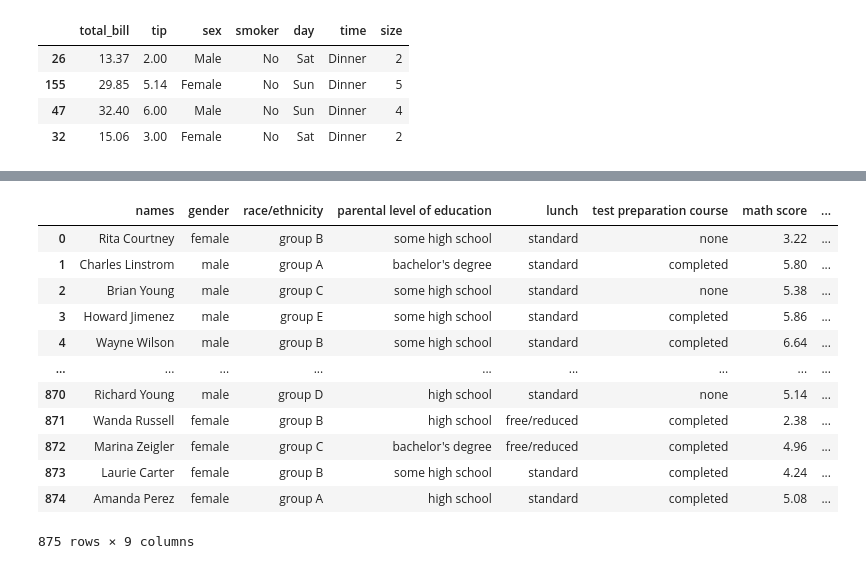
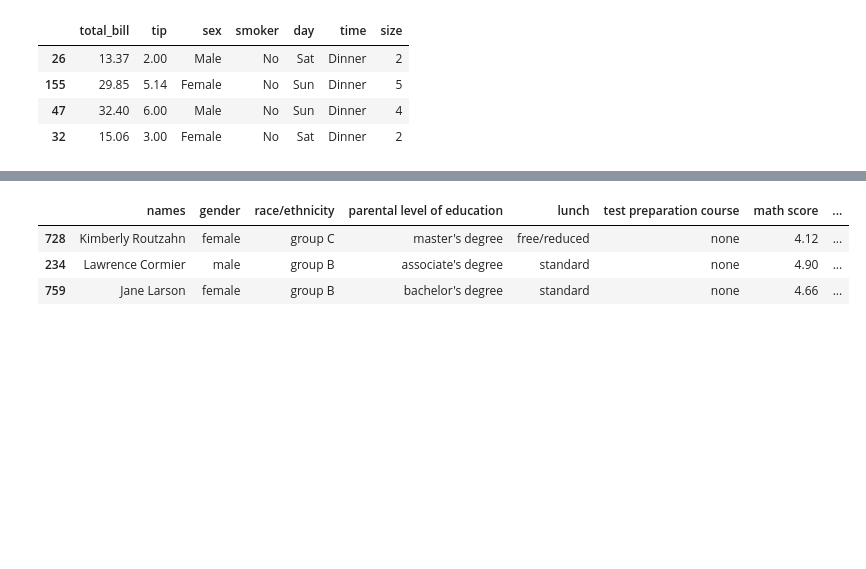
Before and after one commit to jignaciocastro8/lab-ciencia-datos, a Jupyter notebook: lab4/test_nb.ipynb, the cells around one changed output, grey strips where cells are left out. Cells and saved outputs as stored; diff of their text form; code cells hidden in the pictures; blank space fills up the shorter version.

```diff
--- a/lab4/test_nb.ipynb
+++ b/lab4/test_nb.ipynb
@@ -30,19 +31,10 @@ df_grades.sample(3)
 # %%
-df_grades
+df_grades.sample(3)
 # %% [output]
 |  | names | gender | race/ethnicity | parental level of education | lunch | test preparation course | math score | ... |
-| 0 | Rita Courtney | female | group B | some high school | standard | none | 3.22 | ... |
-| 1 | Charles Linstrom | male | group A | bachelor's degree | standard | completed | 5.80 | ... |
-| 2 | Brian Young | male | group C | some high school | standard | none | 5.38 | ... |
-| 3 | Howard Jimenez | male | group E | some high school | standard | completed | 5.86 | ... |
-| 4 | Wayne Wilson | male | group B | some high school | standard | completed | 6.64 | ... |
-| ... | ... | ... | ... | ... | ... | ... | ... | ... |
-| 870 | Richard Young | male | group D | high school | standard | none | 5.14 | ... |
-| 871 | Wanda Russell | female | group B | high school | free/reduced | completed | 2.38 | ... |
-| 872 | Marina Zeigler | female | group C | bachelor's degree | free/reduced | completed | 4.96 | ... |
-| 873 | Laurie Carter | female | group B | some high school | standard | completed | 4.24 | ... |
-| 874 | Amanda Perez | female | group A | high school | standard | completed | 5.08 | ... |
+| 728 | Kimberly Routzahn | female | group C | master's degree | free/reduced | none | 4.12 | ... |
+| 234 | Lawrence Cormier | male | group B | associate's degree | standard | none | 4.90 | ... |
+| 759 | Jane Larson | female | group B | bachelor's degree | standard | none | 4.66 | ... |
-875 rows × 9 columns
 # %%
 df_grades.melt(value_vars=["math score", "writing score", "reading score"],
               var_name="subject",
```
Also changed, not shown: parts of 8 cells of this notebook.
